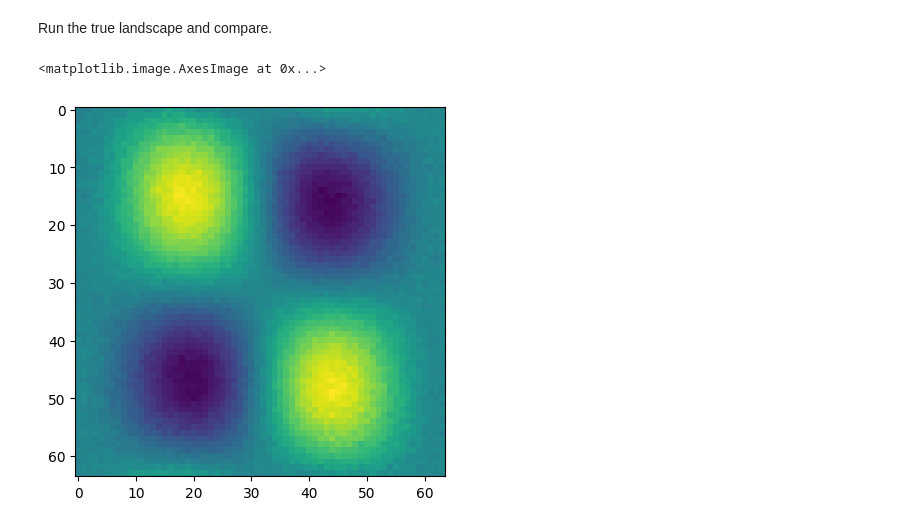
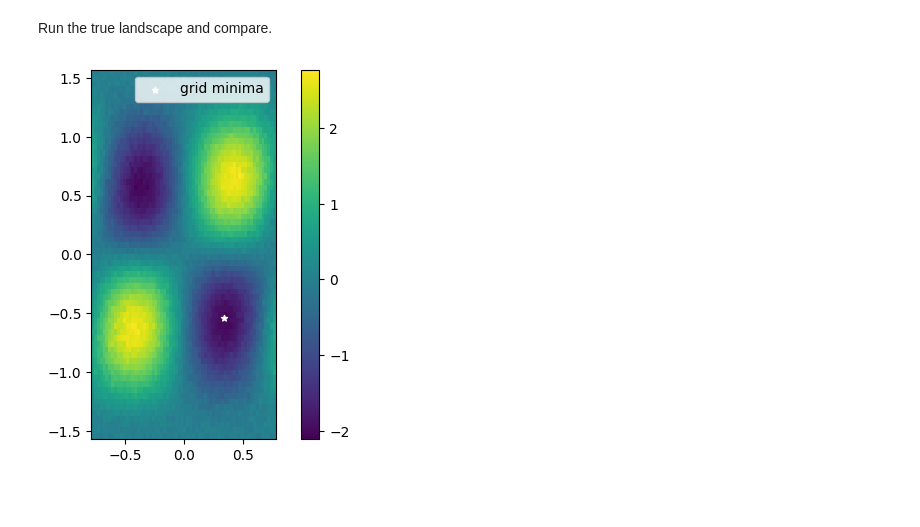
Before and after one commit to QUEST-UWMadison/OSCAR, a Jupyter notebook: notebooks/get_started.ipynb, the cells around one changed output. Drawn from its saved outputs; the diff is of its cells as text; code cells hidden in the pictures; blank space fills up the shorter version.

```diff
--- a/notebooks/get_started.ipynb
+++ b/notebooks/get_started.ipynb
@@ -57,8 +84,8 @@ plt.imshow(landscape.reconstructed_landscape)
 # %% [markdown]
 Run the true landscape and compare.
-# %%
-landscape.run_all(executor)
-plt.imshow(landscape.true_landscape)
-# %% [output]
-<matplotlib.image.AxesImage at 0x...>
-[figure, removed]
+# %%
+# may take some time
+landscape.run_all(qiskit_executor)
+figure = plot_2d_landscape(landscape, which_landscape="true")
+# %% [output]
+[figure, added]
```
Also changed, not shown: parts of 26 cells of this notebook.
